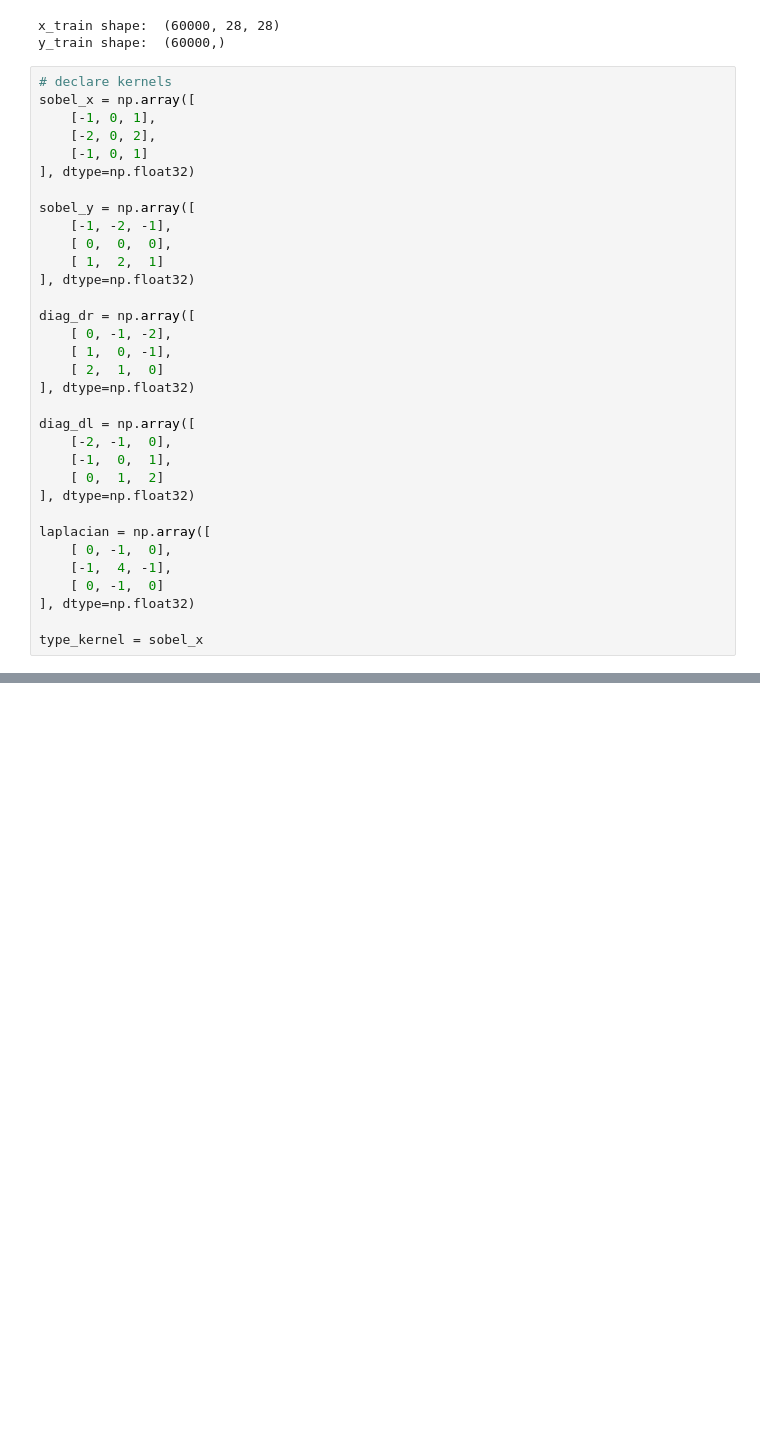
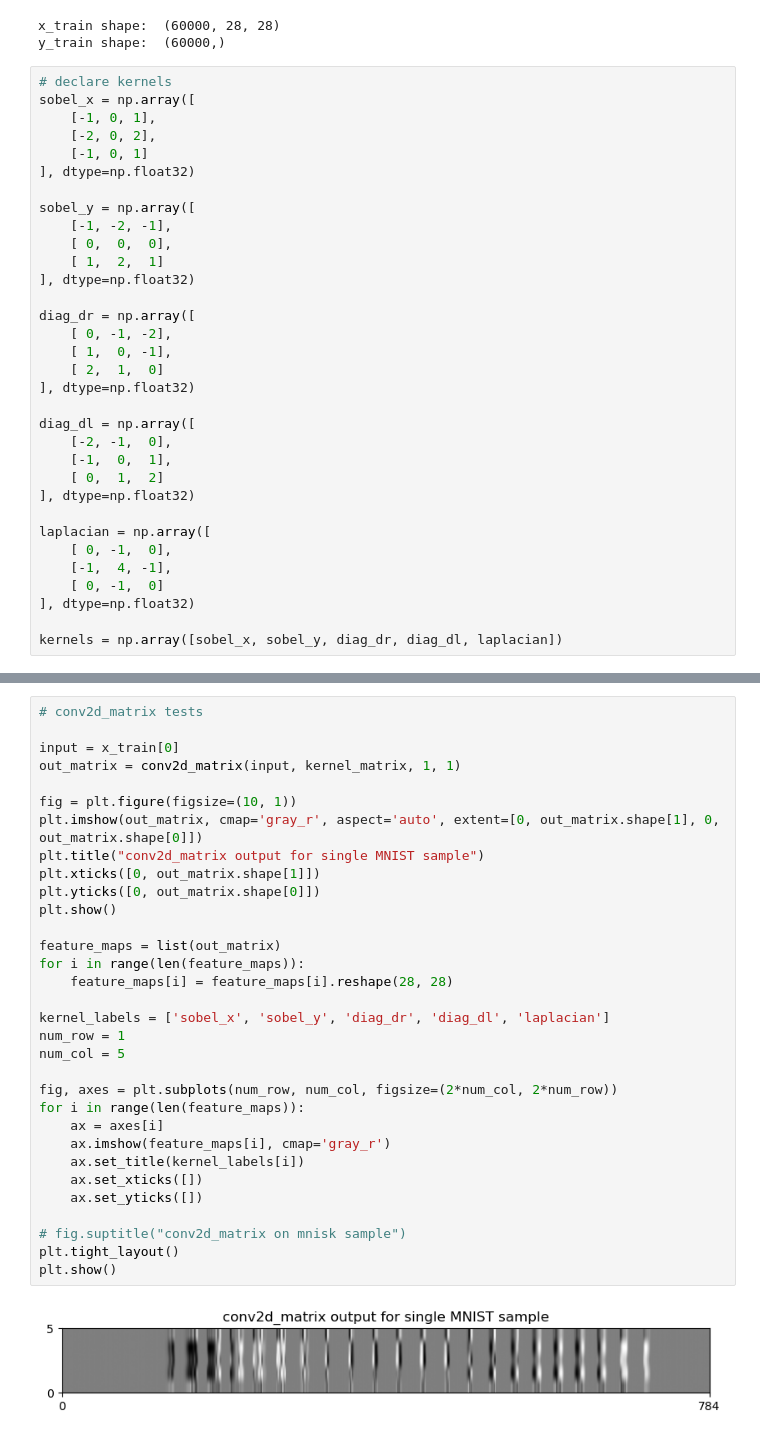
Before and after one commit to ntmdrgl/CSCI-198-Self-Supervised-Image-Classification, a Jupyter notebook: mnist testing.ipynb, the cells around one changed output, grey strips where cells are left out. Saved outputs shown, nothing was run; the diff lists cells and outputs as text; blank space fills up the shorter version.

```diff
--- a/mnist testing.ipynb
+++ b/mnist testing.ipynb
@@ -45,7 +45,7 @@ laplacian = np.array([
     [ 0, -1,  0]
 ], dtype=np.float32)
 
-type_kernel = sobel_x
+kernels = np.array([sobel_x, sobel_y, diag_dr, diag_dl, laplacian])
 # %%
 # define 2d convolution algorithm
 def conv2d_baseline(image, kernel, padding=0, stride=1):
@@ -125,2 +127,36 @@ def conv2d_matrix(image, kernel, padding=0, stride=1):
 
     return output
+# %%
+# conv2d_matrix tests
+
+input = x_train[0]
+out_matrix = conv2d_matrix(input, kernel_matrix, 1, 1)
+
+fig = plt.figure(figsize=(10, 1))
+plt.imshow(out_matrix, cmap='gray_r', aspect='auto', extent=[0, out_matrix.shape[1], 0, out_matrix.shape[0]])
+plt.title("conv2d_matrix output for single MNIST sample")
+plt.xticks([0, out_matrix.shape[1]])
+plt.yticks([0, out_matrix.shape[0]])
+plt.show()
+
+feature_maps = list(out_matrix)
+for i in range(len(feature_maps)):
+    feature_maps[i] = feature_maps[i].reshape(28, 28)
+
+kernel_labels = ['sobel_x', 'sobel_y', 'diag_dr', 'diag_dl', 'laplacian']
+num_row = 1
+num_col = 5
+
+fig, axes = plt.subplots(num_row, num_col, figsize=(2*num_col, 2*num_row))
+for i in range(len(feature_maps)):
+    ax = axes[i]
+    ax.imshow(feature_maps[i], cmap='gray_r')
+    ax.set_title(kernel_labels[i])
+    ax.set_xticks([])
+    ax.set_yticks([])
+
+# fig.suptitle("conv2d_matrix on mnisk sample")
+plt.tight_layout()
+plt.show()
+# %% [output]
+[figure, added]
```
Also changed, not shown: parts of 5 cells of this notebook.
